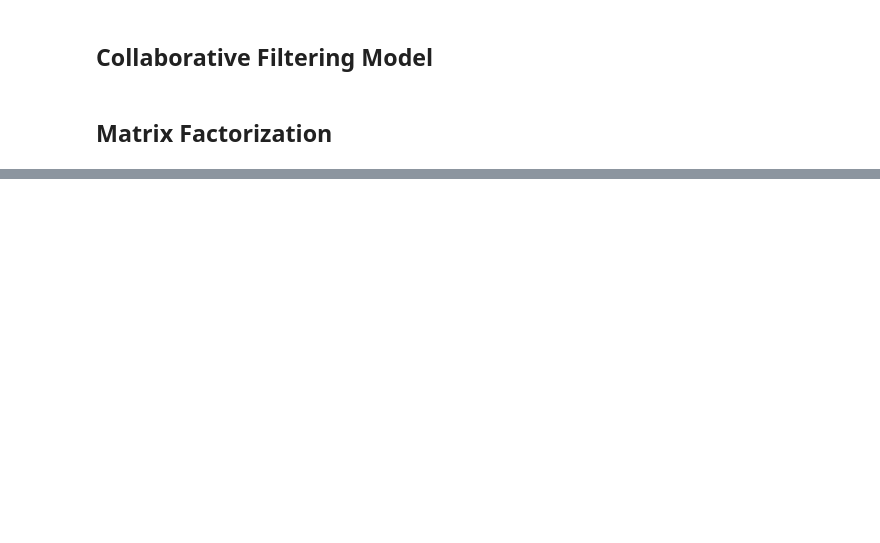
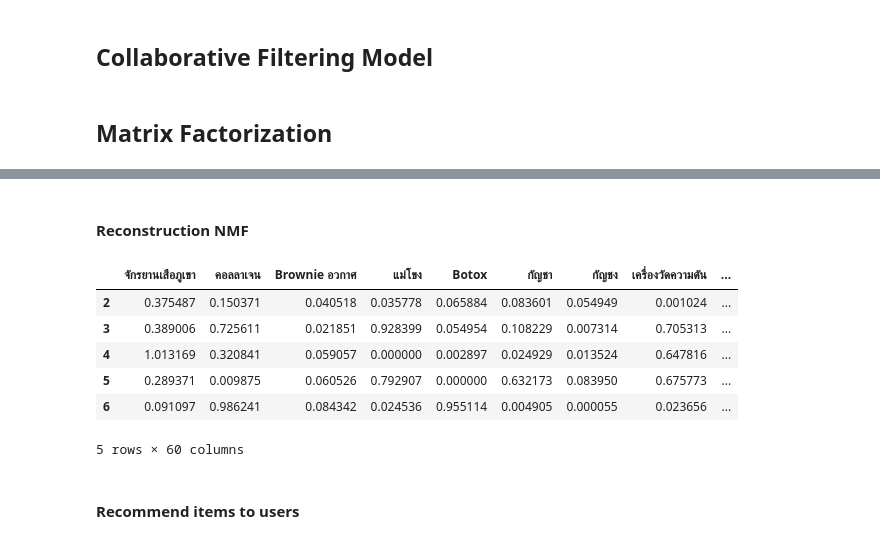
Before and after one commit to scriptkiid/BADS7105-CRM-analytics-and-intelligencece, a Jupyter notebook: Homework 07 – Product Recommendation/notebook.ipynb, the cells around one changed output, grey strips where cells are left out. Drawn from its saved outputs; the diff is of its cells as text; code cells hidden in the pictures; blank space fills up the shorter version.

```diff
--- a/Homework 07 – Product Recommendation/notebook.ipynb
+++ b/Homework 07 – Product Recommendation/notebook.ipynb
@@ -274,0 +278,5 @@ plt.show()
+# %%
+for n in range(2, 20):
+    nmf = NMF(n_components=n, random_state=48)
+    nmf.fit_transform(df)
+    print(f'Reconstruction error: {nmf.reconstruction_err_}')
@@ -274,0 +302,19 @@ plt.show()
+# %% [markdown]
+#### Reconstruction NMF
+# %%
+nmf = NMF(n_components=20, random_state=48, max_iter=1000)
+W = nmf.fit_transform(df)
+H = nmf.components_
+nR = np.dot(W,H)
+nmf_df = pd.DataFrame(nR, columns=df.columns, index=df.index)
+nmf_df.head()
+# %% [output]
+|  | จักรยานเสือภูเขา | คอลลาเจน | Brownie อวกาศ | แม่โขง | Botox | กัญชา | กัญชง | เครื่องวัดความดัน | ... |
+| 2 | 0.375487 | 0.150371 | 0.040518 | 0.035778 | 0.065884 | 0.083601 | 0.054949 | 0.001024 | ... |
+| 3 | 0.389006 | 0.725611 | 0.021851 | 0.928399 | 0.054954 | 0.108229 | 0.007314 | 0.705313 | ... |
+| 4 | 1.013169 | 0.320841 | 0.059057 | 0.000000 | 0.002897 | 0.024929 | 0.013524 | 0.647816 | ... |
+| 5 | 0.289371 | 0.009875 | 0.060526 | 0.792907 | 0.000000 | 0.632173 | 0.083950 | 0.675773 | ... |
+| 6 | 0.091097 | 0.986241 | 0.084342 | 0.024536 | 0.955114 | 0.004905 | 0.000055 | 0.023656 | ... |
+5 rows × 60 columns
+# %% [markdown]
+#### Recommend items to users
```
Also changed, not shown: parts of 9 cells of this notebook.
